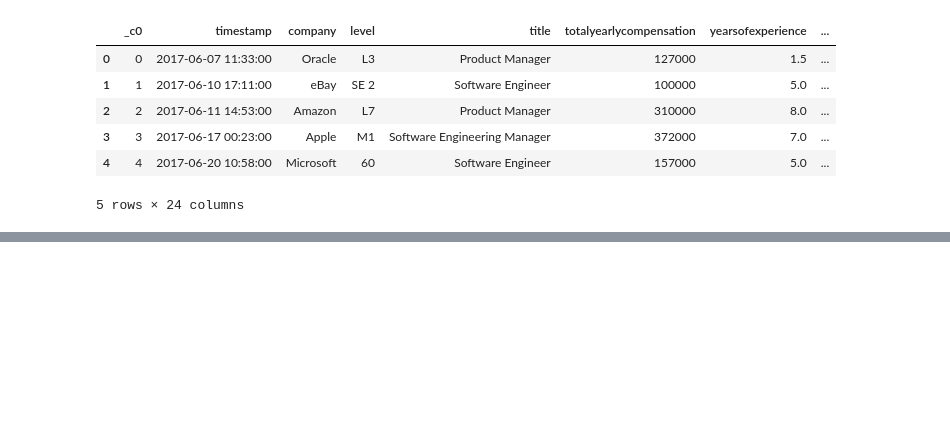
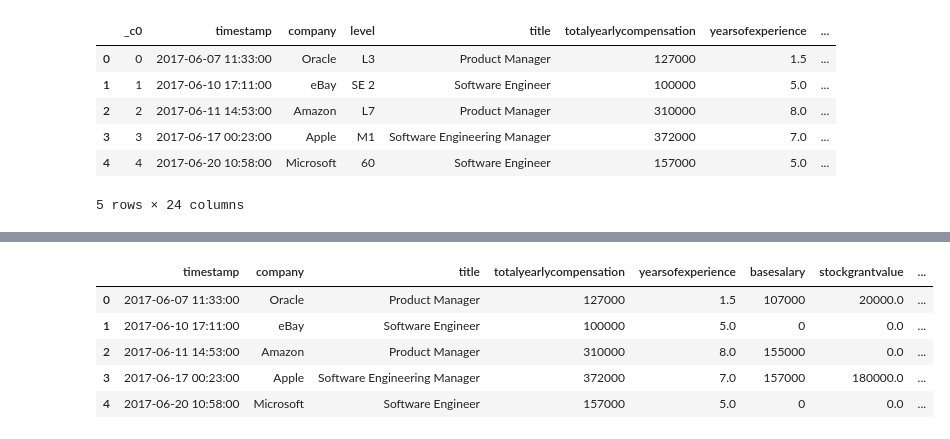
Before and after one commit to cllanesgit/GroupProject, a Jupyter notebook: Data_Science_Salary_Machine_Learning_Model.ipynb, the cells around one changed output, grey strips where cells are left out. Cells and saved outputs as stored; diff of their text form; code cells hidden in the pictures; blank space fills up the shorter version.

```diff
--- a/Data_Science_Salary_Machine_Learning_Model.ipynb
+++ b/Data_Science_Salary_Machine_Learning_Model.ipynb
@@ -318,0 +125,11 @@ print(round(expl_rf)*100)
+# %%
+# Create dataframe with only columns relevant for the prediction model
+ml_df = salary_df[['timestamp','company', 'title','totalyearlycompensation', 'yearsofexperience','basesalary','stockgrantvalue','bonus']]
+ml_df.head(5)
+# %% [output]
+|  | timestamp | company | title | totalyearlycompensation | yearsofexperience | basesalary | stockgrantvalue | ... |
+| 0 | 2017-06-07 11:33:00 | Oracle | Product Manager | 127000 | 1.5 | 107000 | 20000.0 | ... |
+| 1 | 2017-06-10 17:11:00 | eBay | Software Engineer | 100000 | 5.0 | 0 | 0.0 | ... |
+| 2 | 2017-06-11 14:53:00 | Amazon | Product Manager | 310000 | 8.0 | 155000 | 0.0 | ... |
+| 3 | 2017-06-17 00:23:00 | Apple | Software Engineering Manager | 372000 | 7.0 | 157000 | 180000.0 | ... |
+| 4 | 2017-06-20 10:58:00 | Microsoft | Software Engineer | 157000 | 5.0 | 0 | 0.0 | ... |
```
Also changed, not shown: parts of 49 cells of this notebook.
